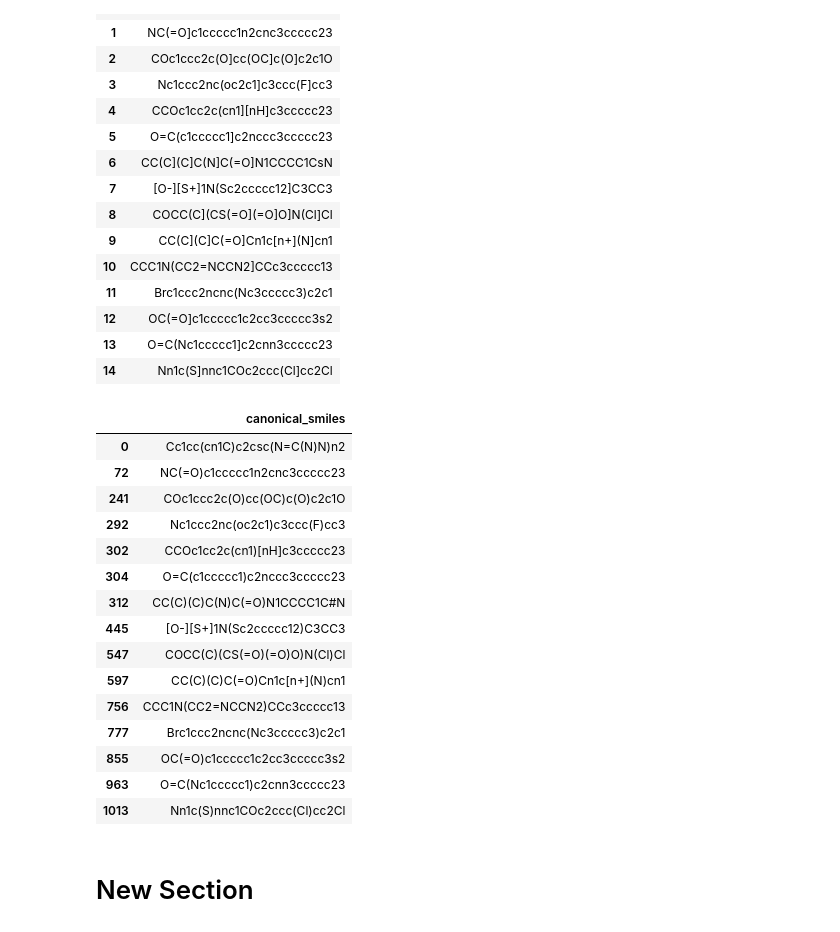
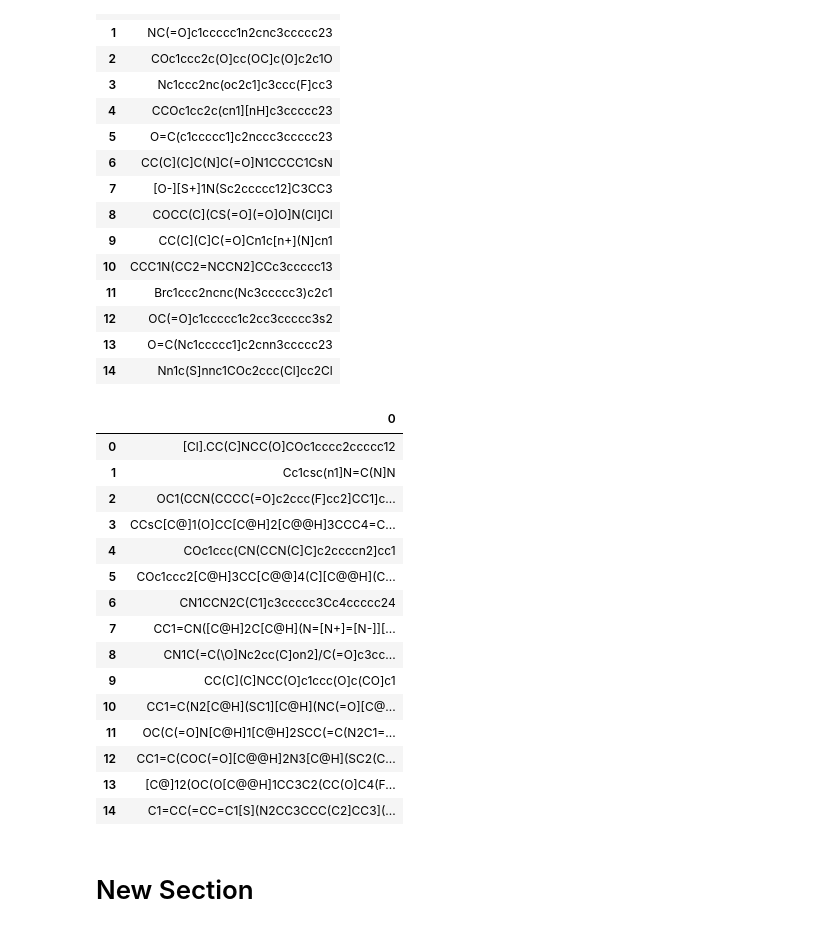
Before and after one commit to ajia90/smilestransformer, a Jupyter notebook: interpolation_notgt_training.ipynb, the cells around one changed output. Cells and saved outputs as stored; diff of their text form; code cells hidden in the pictures.

```diff
--- a/interpolation_notgt_training.ipynb
+++ b/interpolation_notgt_training.ipynb
@@ -279,3 +353,14 @@ molecules = get_smiles(decoded_output)
+# %%
+index = smile_lengths[27]
+same_length_smiles2 = df.loc[index]
+x_split2 = [split(sm) for sm in same_length_smiles2['smiles'].values]
+xid2, xseg2 = get_array(x_split2)
+#encode function
+X2 = trfm.encode(torch.t(xid2))
+#decode function
+hidden2 = torch.from_numpy(X2).float()
+decoded_output2 = trfm.decode(hidden2)
+molecules2 = get_smiles(decoded_output2)
 # %%
 decoded_final = pd.DataFrame(molecules)
 decoded_final.columns = ['smiles']
@@ -297,24 +382,24 @@ decoded_final
 | 12 | OC(=O]c1ccccc1c2cc3ccccc3s2 |
 | 13 | O=C(Nc1ccccc1]c2cnn3ccccc23 |
 | 14 | Nn1c(S]nnc1COc2ccc(Cl]cc2Cl |
-# %%
-same_length_smiles
-# %% [output]
-|  | canonical_smiles |
-| 0 | Cc1cc(cn1C)c2csc(N=C(N)N)n2 |
-| 72 | NC(=O)c1ccccc1n2cnc3ccccc23 |
-| 241 | COc1ccc2c(O)cc(OC)c(O)c2c1O |
-| 292 | Nc1ccc2nc(oc2c1)c3ccc(F)cc3 |
-| 302 | CCOc1cc2c(cn1)[nH]c3ccccc23 |
-| 304 | O=C(c1ccccc1)c2nccc3ccccc23 |
-| 312 | CC(C)(C)C(N)C(=O)N1CCCC1C#N |
-| 445 | [O-][S+]1N(Sc2ccccc12)C3CC3 |
-| 547 | COCC(C)(CS(=O)(=O)O)N(Cl)Cl |
-| 597 | CC(C)(C)C(=O)Cn1c[n+](N)cn1 |
-| 756 | CCC1N(CC2=NCCN2)CCc3ccccc13 |
-| 777 | Brc1ccc2ncnc(Nc3ccccc3)c2c1 |
-| 855 | OC(=O)c1ccccc1c2cc3ccccc3s2 |
-| 963 | O=C(Nc1ccccc1)c2cnn3ccccc23 |
-| 1013 | Nn1c(S)nnc1COc2ccc(Cl)cc2Cl |
+# %%
+pd.DataFrame(molecules2)
+# %% [output]
+|  | 0 |
+| 0 | [Cl].CC(C]NCC(O]COc1cccc2ccccc12 |
+| 1 | Cc1csc(n1]N=C(N]N |
+| 2 | OC1(CCN(CCCC(=O]c2ccc(F]cc2]CC1]c... |
+| 3 | CCsC[C@]1(O]CC[C@H]2[C@@H]3CCC4=C... |
+| 4 | COc1ccc(CN(CCN(C]C]c2ccccn2]cc1 |
+| 5 | COc1ccc2[C@H]3CC[C@@]4(C][C@@H](C... |
+| 6 | CN1CCN2C(C1]c3ccccc3Cc4ccccc24 |
+| 7 | CC1=CN([C@H]2C[C@H](N=[N+]=[N-]][... |
+| 8 | CN1C(=C(\O]Nc2cc(C]on2]/C(=O]c3cc... |
+| 9 | CC(C](C]NCC(O]c1ccc(O]c(CO]c1 |
+| 10 | CC1=C(N2[C@H](SC1][C@H](NC(=O][C@... |
+| 11 | OC(C(=O]N[C@H]1[C@H]2SCC(=C(N2C1=... |
+| 12 | CC1=C(COC(=O][C@@H]2N3[C@H](SC2(C... |
+| 13 | [C@]12(OC(O[C@@H]1CC3C2(CC(O]C4(F... |
+| 14 | C1=CC(=CC=C1[S](N2CC3CCC(C2]CC3](... |
 # %% [markdown]
 # New Section
```
Also changed, not shown: parts of 26 cells of this notebook.
